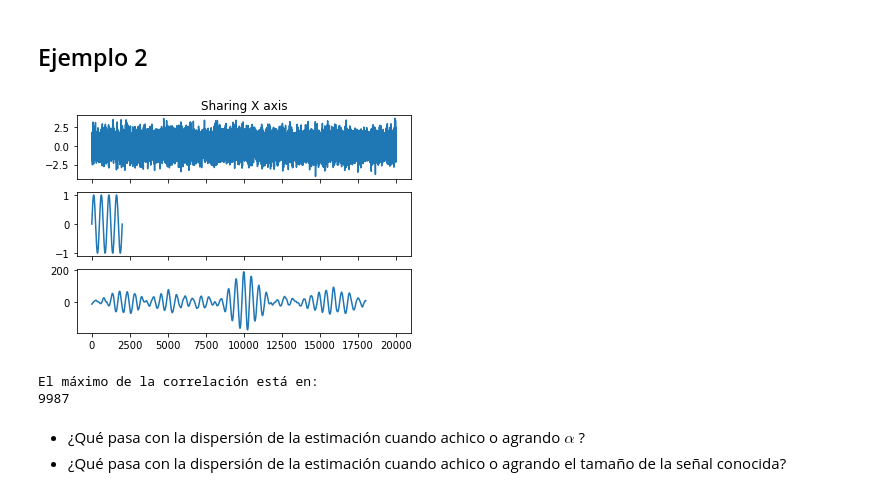
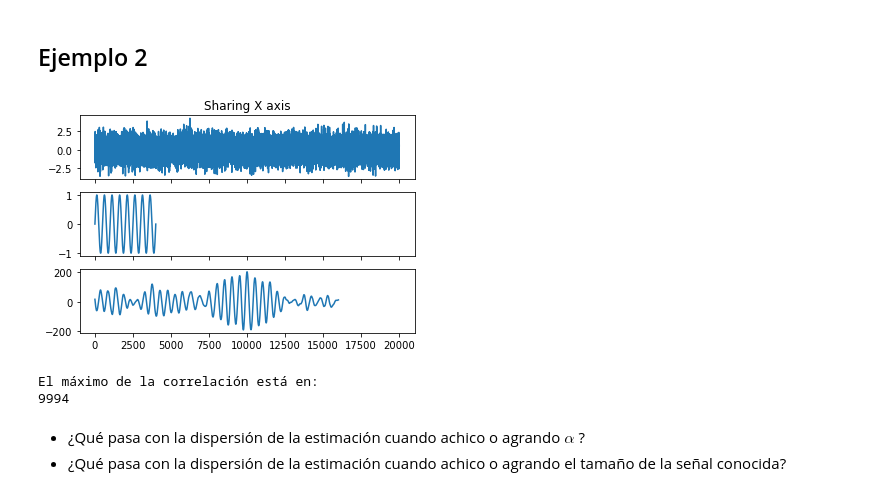
Before and after one commit to lab-ml-itba/Transformaciones, a Jupyter notebook: FFT y Windowing.ipynb, the cells around one changed output. Cells and saved outputs as stored; diff of their text form; code cells hidden in the pictures.

```diff
--- a/FFT y Windowing.ipynb
+++ b/FFT y Windowing.ipynb
@@ -38,28 +38,28 @@ El máximo de la correlación está en:
 # %% [markdown]
 ## Ejemplo 2
 # %%
-alfa=0.2
+alfa=0.1
 
 #Defino la señal desconocida:
 x=np.random.randn(20000)
 
 #Extraigo una parte de la señal desconocida, representará la señal conocida
-y=np.sin(np.linspace(0,8*np.pi,2000))
-x[10000:12000]+=alfa*y
+y=np.sin(np.linspace(0,16*np.pi,4000))
+x[10000:14000]+=alfa*y
 corr=np.correlate(x,y)
 f, axarr = plt.subplots(3, sharex=True)
 axarr[0].plot(x)
 axarr[0].set_title('Sharing X axis')
 axarr[1].plot(y)
 axarr[2].plot(corr)
 plt.show()
 
 print("El máximo de la correlación está en:")
 print(corr.argmax())
 # %% [output]
-[figure, old version]
+[figure, new version]
 El máximo de la correlación está en:
-9987
+9994
 # %% [markdown]
 * ¿Qué pasa con la dispersión de la estimación cuando achico o agrando $\alpha$ ?
 * ¿Qué pasa con la dispersión de la estimación cuando achico o agrando el tamaño de la señal conocida?
```
Also changed, not shown: parts of 4 cells of this notebook, 5 other files.
